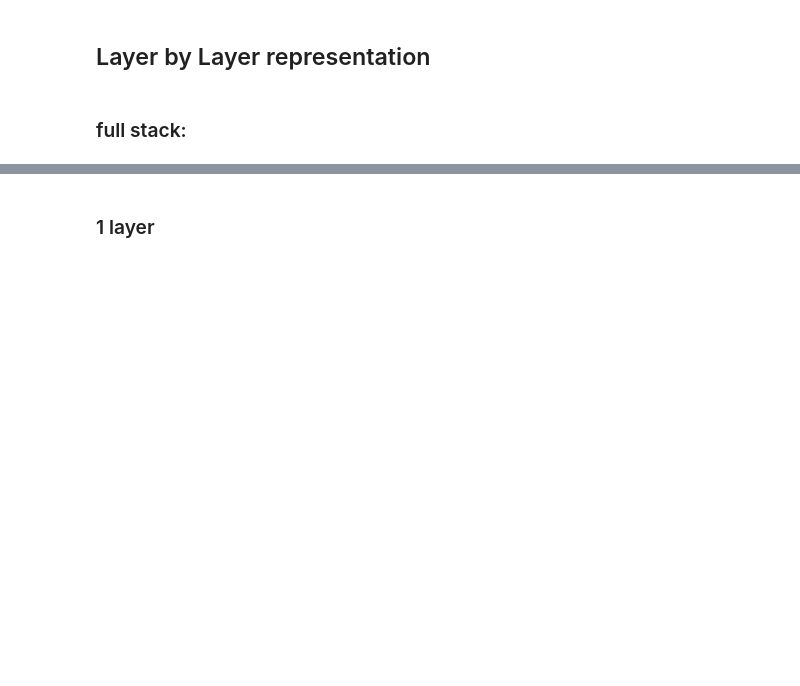
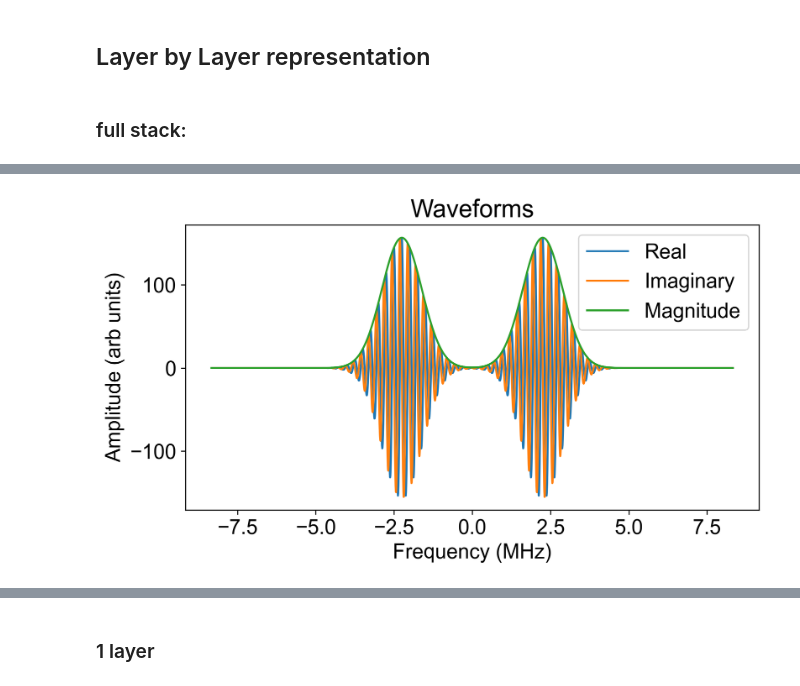
Before and after one commit to changbatterygroup/ultrasonic_ml, a Jupyter notebook: Notebooks/toy_tmm_modeling/SS_model.ipynb, the cells around one changed output, grey strips where cells are left out. Saved outputs shown, nothing was run; the diff lists cells and outputs as text; code cells hidden in the pictures; blank space fills up the shorter version.

```diff
--- a/Notebooks/toy_tmm_modeling/SS_model.ipynb
+++ b/Notebooks/toy_tmm_modeling/SS_model.ipynb
@@ -225,0 +232,13 @@ tmm.style_stack_df(layers_df)
+# %%
+fft_ = np.fft.fftshift(np.fft.fft(input_waveform))
+freqs = np.fft.fftshift(np.fft.fftfreq(len(t), dt))
+crop = slice(len(freqs)//2-1000, len(freqs)//2+1000)
+
+fig,ax = plt.subplots(figsize=(8,4))
+ax = tmm.plot_waveforms(freqs[crop]/1e6,
+                        [np.real(fft_[crop]), np.imag(fft_[crop]), np.abs(fft_[crop])],
+                        labels=['Real', 'Imaginary', 'Magnitude'],
+                        x_label="Frequency (MHz)", y_label="Amplitude (arb units)",
+                        ax=ax)
+# %% [output]
+[figure, added]
```
Also changed, not shown: parts of 58 cells of this notebook, 1 other file.
